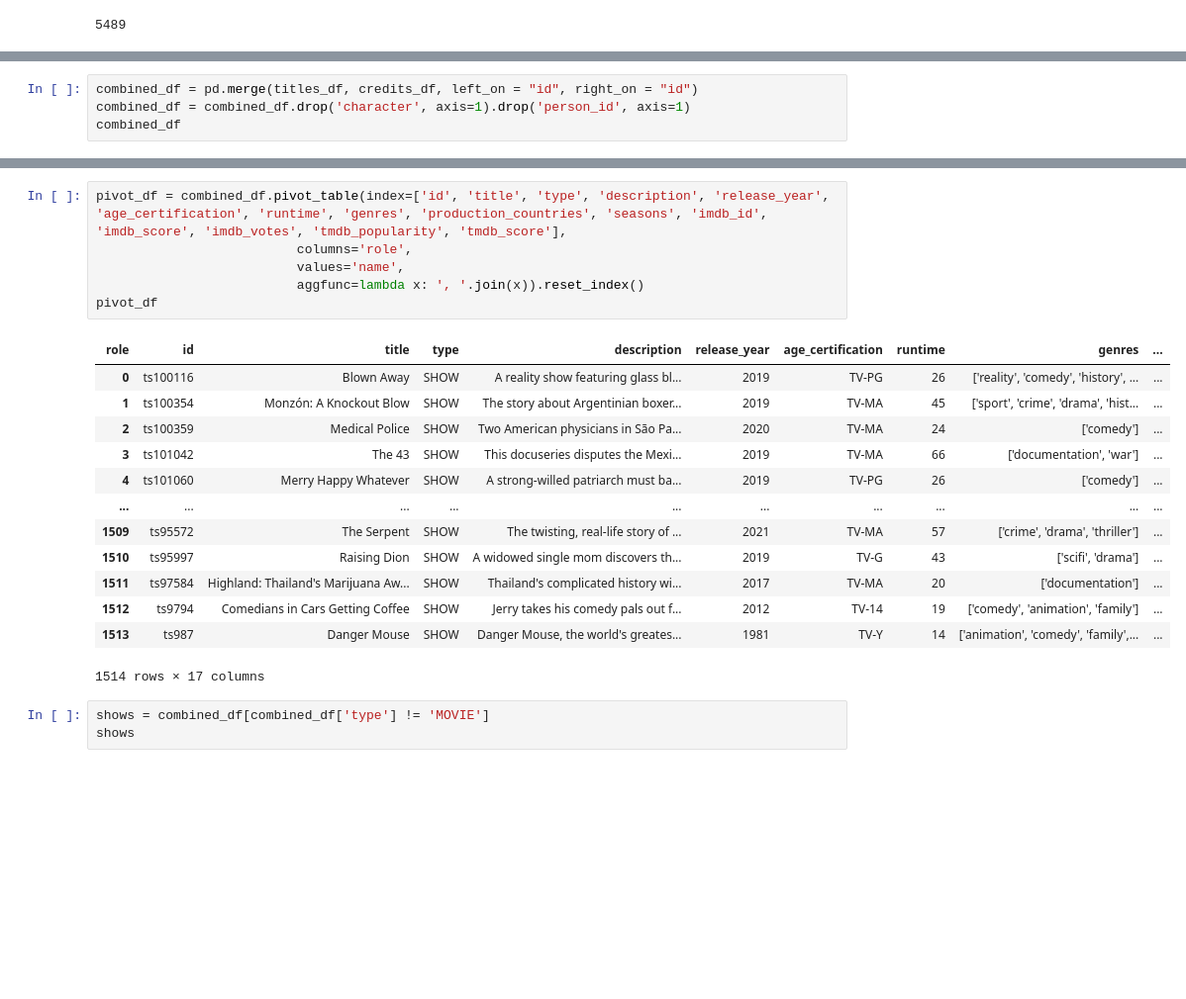
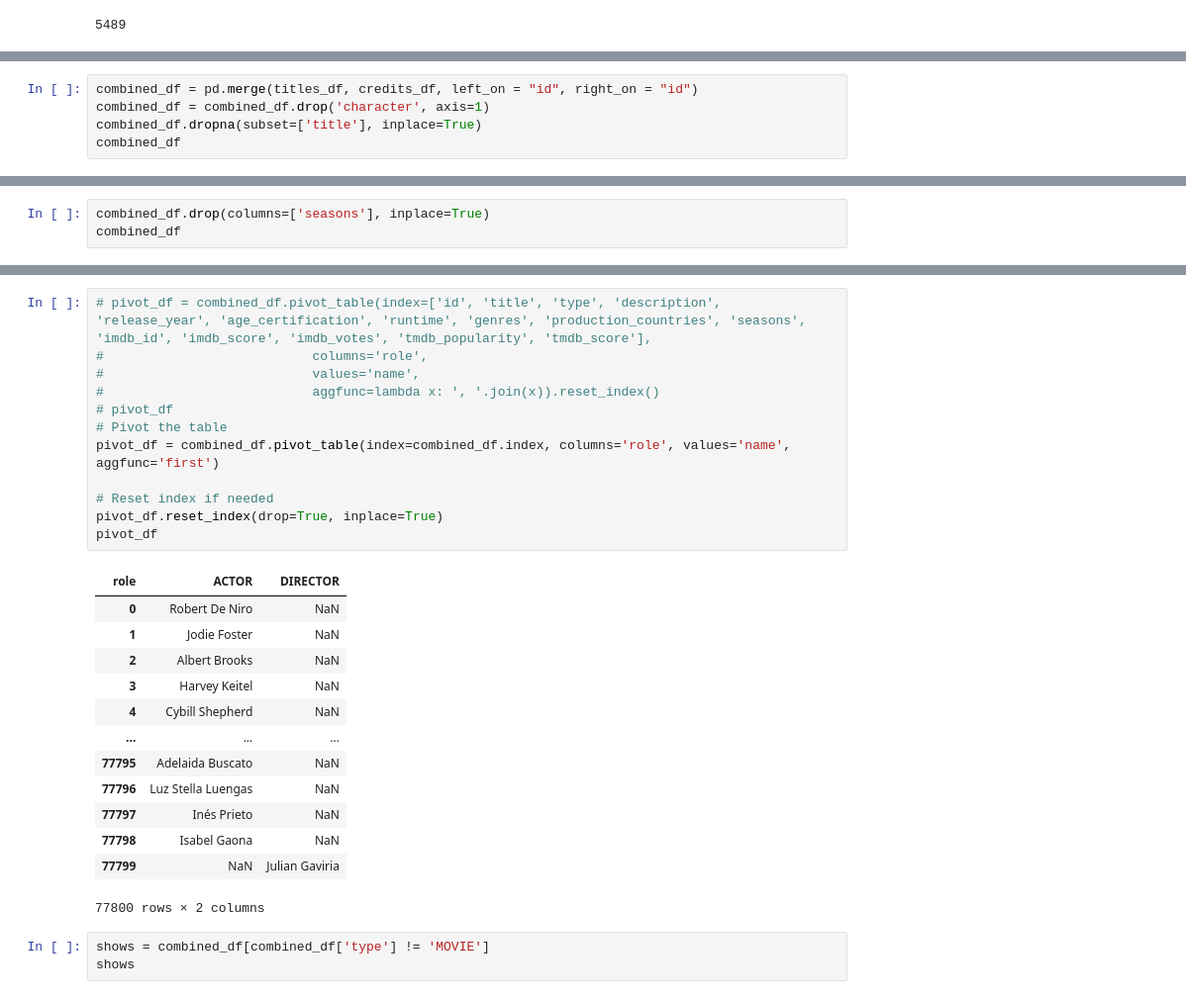
Before and after one commit to Vladboy2/EECS3401FinalProject, a Jupyter notebook: MovieShowPredictor.ipynb, the cells around one changed output, grey strips where cells are left out. Shown: that part at 99% size. Cells and saved outputs as stored; diff of their text form; blank space fills up the shorter version.

Commit message:
Revert "added a way to hot encode genres"
This reverts commit 9c1a0689f9cbe374f329a43509b4de7368ce128f.

```diff
--- a/MovieShowPredictor.ipynb
+++ b/MovieShowPredictor.ipynb
@@ -24,6 +20,7 @@ duplicate_values
 # %%
 combined_df = pd.merge(titles_df, credits_df, left_on = "id", right_on = "id")
-combined_df = combined_df.drop('character', axis=1).drop('person_id', axis=1)
+combined_df = combined_df.drop('character', axis=1)
+combined_df.dropna(subset=['title'], inplace=True)
 combined_df
 # %% [output]
 |  | id | title | type | description | release_year | age_certification | runtime | genres | ... |
@@ -41,0 +39,3 @@ combined_df
+# %%
+combined_df.drop(columns=['seasons'], inplace=True)
+combined_df
@@ -42,23 +98,29 @@ combined_df
 # %%
-pivot_df = combined_df.pivot_table(index=['id', 'title', 'type', 'description', 'release_year', 'age_certification', 'runtime', 'genres', 'production_countries', 'seasons', 'imdb_id', 'imdb_score', 'imdb_votes', 'tmdb_popularity', 'tmdb_score'],
-                          columns='role',
-                          values='name',
-                          aggfunc=lambda x: ', '.join(x)).reset_index()
+# pivot_df = combined_df.pivot_table(index=['id', 'title', 'type', 'description', 'release_year', 'age_certification', 'runtime', 'genres', 'production_countries', 'seasons', 'imdb_id', 'imdb_score', 'imdb_votes', 'tmdb_popularity', 'tmdb_score'],
+#                           columns='role',
+#                           values='name',
+#                           aggfunc=lambda x: ', '.join(x)).reset_index()
+# pivot_df
+# Pivot the table
+pivot_df = combined_df.pivot_table(index=combined_df.index, columns='role', values='name', aggfunc='first')
+
+# Reset index if needed
+pivot_df.reset_index(drop=True, inplace=True)
 pivot_df
 # %% [output]
-| role | id | title | type | description | release_year | age_certification | runtime | genres | ... |
-| 0 | ts100116 | Blown Away | SHOW | A reality show featuring glass bl... | 2019 | TV-PG | 26 | ['reality', 'comedy', 'history', ... | ... |
-| 1 | ts100354 | Monzón: A Knockout Blow | SHOW | The story about Argentinian boxer... | 2019 | TV-MA | 45 | ['sport', 'crime', 'drama', 'hist... | ... |
-| 2 | ts100359 | Medical Police | SHOW | Two American physicians in São Pa... | 2020 | TV-MA | 24 | ['comedy'] | ... |
-| 3 | ts101042 | The 43 | SHOW | This docuseries disputes the Mexi... | 2019 | TV-MA | 66 | ['documentation', 'war'] | ... |
-| 4 | ts101060 | Merry Happy Whatever | SHOW | A strong-willed patriarch must ba... | 2019 | TV-PG | 26 | ['comedy'] | ... |
-| ... | ... | ... | ... | ... | ... | ... | ... | ... | ... |
-| 1509 | ts95572 | The Serpent | SHOW | The twisting, real-life story of ... | 2021 | TV-MA | 57 | ['crime', 'drama', 'thriller'] | ... |
-| 1510 | ts95997 | Raising Dion | SHOW | A widowed single mom discovers th... | 2019 | TV-G | 43 | ['scifi', 'drama'] | ... |
-| 1511 | ts97584 | Highland: Thailand's Marijuana Aw... | SHOW | Thailand's complicated history wi... | 2017 | TV-MA | 20 | ['documentation'] | ... |
-| 1512 | ts9794 | Comedians in Cars Getting Coffee | SHOW | Jerry takes his comedy pals out f... | 2012 | TV-14 | 19 | ['comedy', 'animation', 'family'] | ... |
-| 1513 | ts987 | Danger Mouse | SHOW | Danger Mouse, the world's greates... | 1981 | TV-Y | 14 | ['animation', 'comedy', 'family',... | ... |
+| role | ACTOR | DIRECTOR |
+| 0 | Robert De Niro | NaN |
+| 1 | Jodie Foster | NaN |
+| 2 | Albert Brooks | NaN |
+| 3 | Harvey Keitel | NaN |
+| 4 | Cybill Shepherd | NaN |
+| ... | ... | ... |
+| 77795 | Adelaida Buscato | NaN |
+| 77796 | Luz Stella Luengas | NaN |
+| 77797 | Inés Prieto | NaN |
+| 77798 | Isabel Gaona | NaN |
+| 77799 | NaN | Julian Gaviria |
-1514 rows × 17 columns
+77800 rows × 2 columns
 # %%
 shows = combined_df[combined_df['type'] != 'MOVIE']
 shows
```
Also changed, not shown: parts of 12 cells of this notebook.
